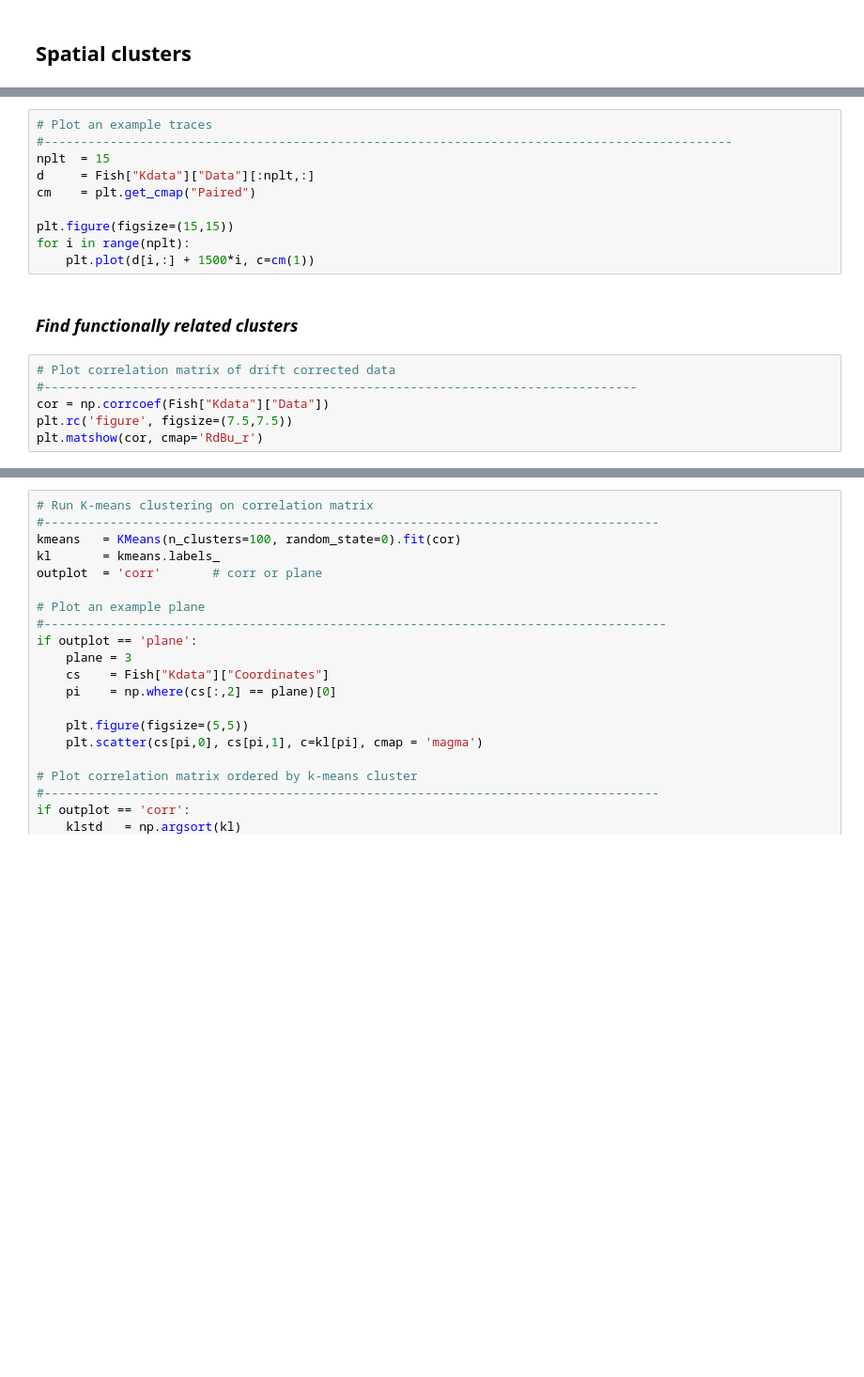
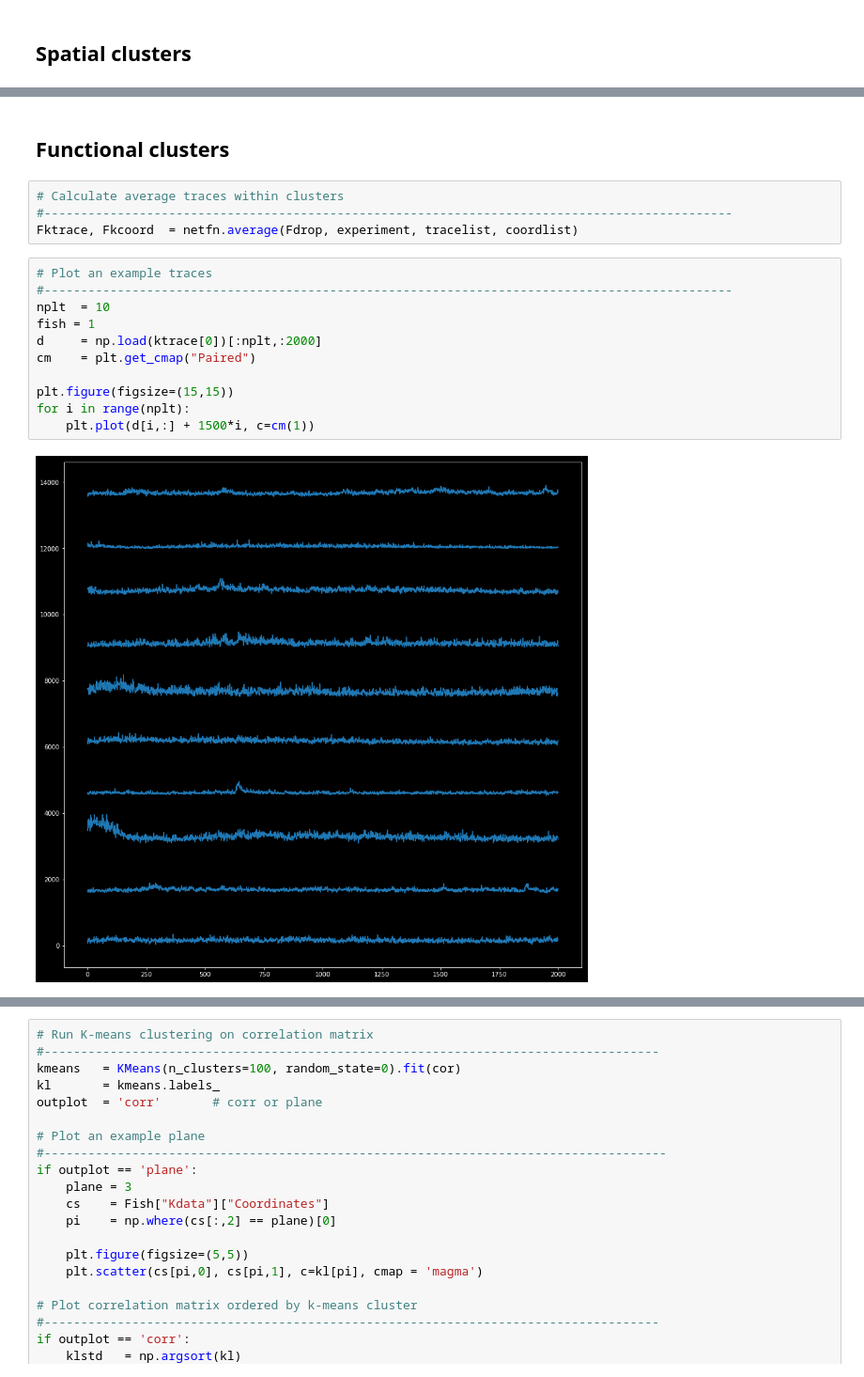
Before and after one commit to dafishcode/suite2p_analysis_py, a Jupyter notebook: network.ipynb, the cells around one changed output, grey strips where cells are left out. Shown at 94% size. Drawn from its saved outputs; the diff is of its cells as text; blank space fills up the shorter version.

```diff
--- a/network.ipynb
+++ b/network.ipynb
@@ -117,18 +61,19 @@ Fish.update({"Kdata":Kdata})
+# %% [markdown]
+## Functional clusters
+# %%
+# Calculate average traces within clusters
+#----------------------------------------------------------------------------------------------
+Fktrace, Fkcoord  = netfn.average(Fdrop, experiment, tracelist, coordlist)
 # %%
 # Plot an example traces
 #----------------------------------------------------------------------------------------------
-nplt  = 15
-d     = Fish["Kdata"]["Data"][:nplt,:]
+nplt  = 10
+fish = 1
+d     = np.load(ktrace[0])[:nplt,:2000]
 cm    = plt.get_cmap("Paired")
 
 plt.figure(figsize=(15,15))
 for i in range(nplt):
     plt.plot(d[i,:] + 1500*i, c=cm(1))
+# %% [output]
+[figure, added]
-# %% [markdown]
-### _Find functionally related clusters_
-# %%
-# Plot correlation matrix of drift corrected data
-#---------------------------------------------------------------------------------
-cor = np.corrcoef(Fish["Kdata"]["Data"])
-plt.rc('figure', figsize=(7.5,7.5))
-plt.matshow(cor, cmap='RdBu_r')
```
Also changed, not shown: parts of 15 cells of this notebook, 6 other files.
